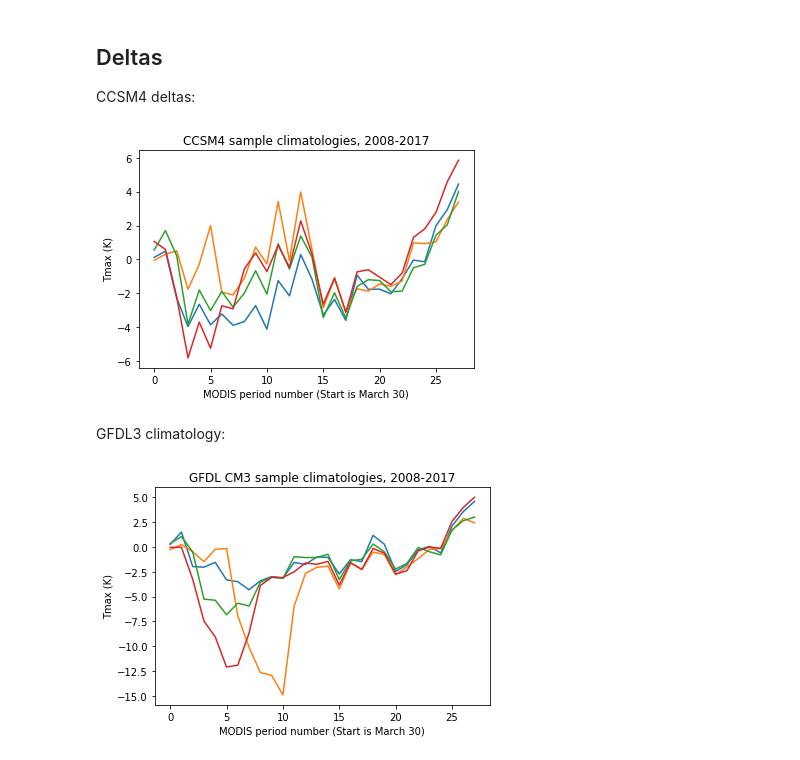
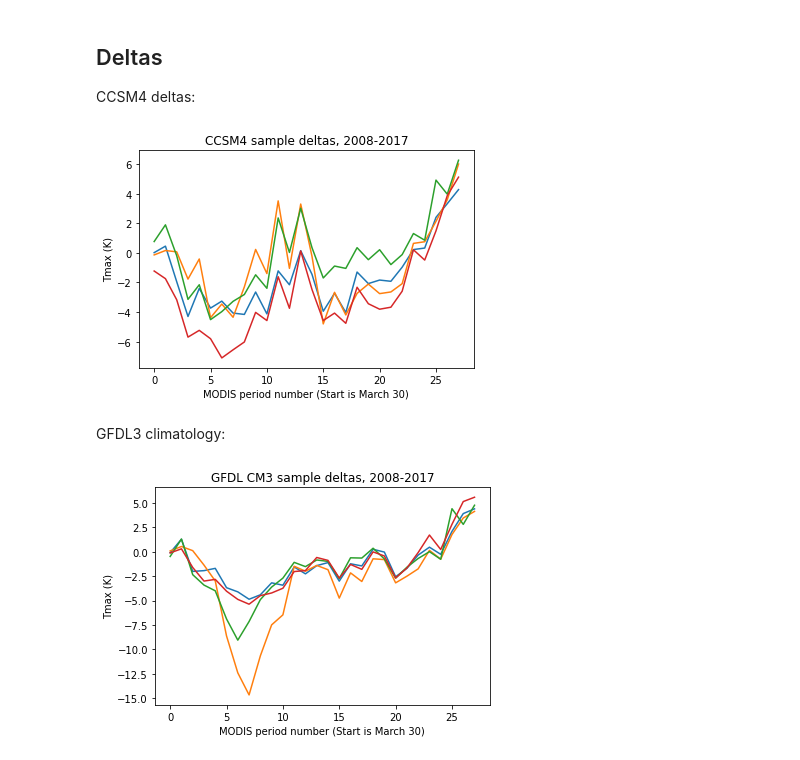
Before and after one commit to ua-snap/align-wrf-modis, a Jupyter notebook: scripts/ancillary/explore_deltas.ipynb, the cells around one changed output. Cells and saved outputs as stored; diff of their text form; code cells hidden in the pictures.

Commit message:
view time slice samples

```diff
--- a/scripts/ancillary/explore_deltas.ipynb
+++ b/scripts/ancillary/explore_deltas.ipynb
@@ -14,11 +14,16 @@ clim_dir = os.path.join(out_dir, "WRF", "climatologies", "tsk")
 clim_fp = os.path.join(clim_dir, "tsk_max_{}_2008-2017_climatology.nc")
 del_fp = clim_fp.replace("climatologies", "deltas").replace("climatology", "deltas")
 
-era_clim_ds = xr.open_dataset(clim_fp.format("era"))
-gfdl_clim_ds = xr.open_dataset(clim_fp.format("gfdl"))
-ccsm_clim_ds = xr.open_dataset(clim_fp.format("ccsm"))
-gfdl_del_da = xr.open_dataarray(del_fp.format("gfdl"))
-ccsm_del_da = xr.open_dataarray(del_fp.format("ccsm"))
+with xr.open_dataset(clim_fp.format("era")) as ds:
+    era_clim_ds = ds.copy()
+with xr.open_dataset(clim_fp.format("gfdl")) as ds:
+    gfdl_clim_ds = ds.copy()
+with xr.open_dataset(clim_fp.format("ccsm")) as ds:
+    ccsm_clim_ds = ds.copy()
+with xr.open_dataarray(del_fp.format("gfdl")) as ds:
+    gfdl_del_da = ds.copy()
+with xr.open_dataarray(del_fp.format("ccsm")) as ds:
+    ccsm_del_da = ds.copy()
 # %% [markdown]
 ## Climatologies
 
@@ -64,26 +99,24 @@ plt.show()
 
 CCSM4 deltas:
 # %%
-xidx = [60, 180, 60, 180]
-yidx = [75, 75, 125, 125]
 for x,y in zip(xidx, yidx):
     plt.plot(ccsm_del_da.values[:,y,x])
 
-plt.title("CCSM4 sample climatologies, 2008-2017")
+plt.title("CCSM4 sample deltas, 2008-2017")
 plt.xlabel("MODIS period number (Start is March 30)")
 plt.ylabel("Tmax (K)")
 plt.show()
 # %% [output]
-[figure, old version]
+[figure, new version]
 # %% [markdown]
 GFDL3 climatology:
 # %%
 for x,y in zip(xidx, yidx):
     plt.plot(gfdl_del_da.values[:,y,x])
 
-plt.title("GFDL CM3 sample climatologies, 2008-2017")
+plt.title("GFDL CM3 sample deltas, 2008-2017")
 plt.xlabel("MODIS period number (Start is March 30)")
 plt.ylabel("Tmax (K)")
 plt.show()
 # %% [output]
-[figure, old version]
+[figure, new version]
```
Also changed, not shown: parts of 12 cells of this notebook.
